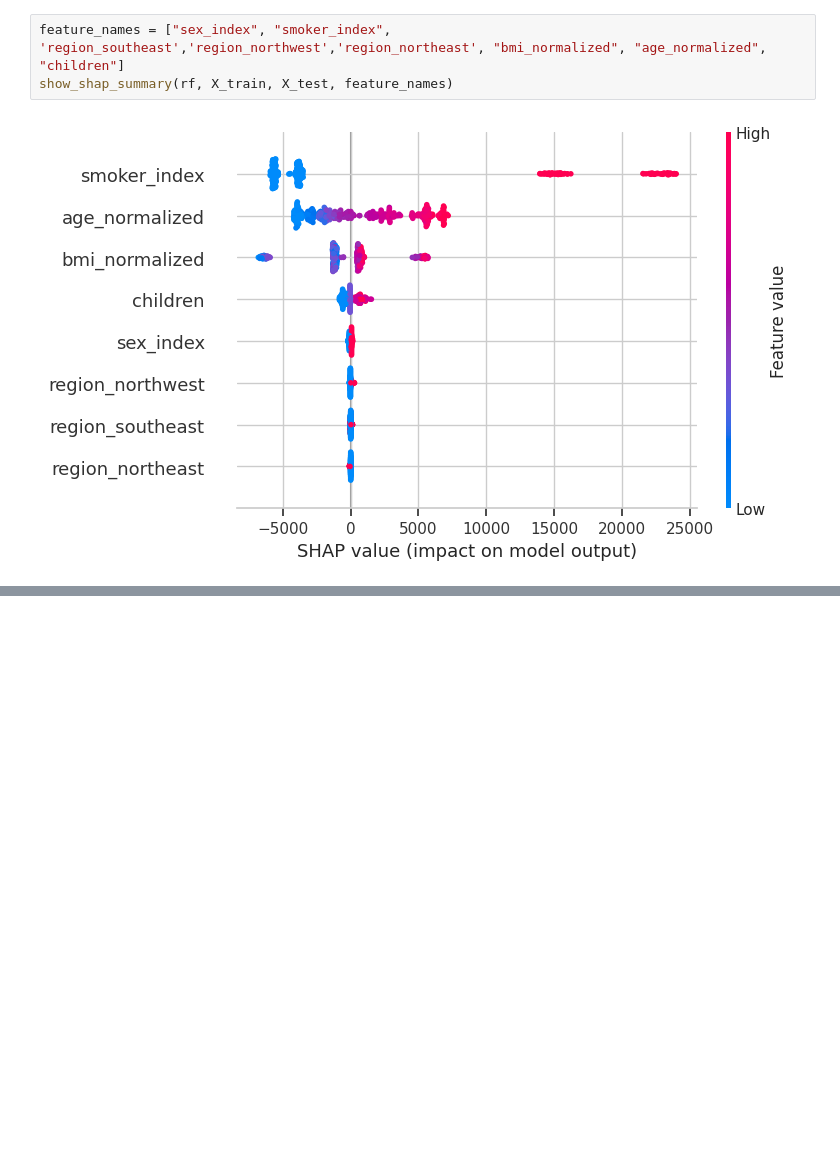
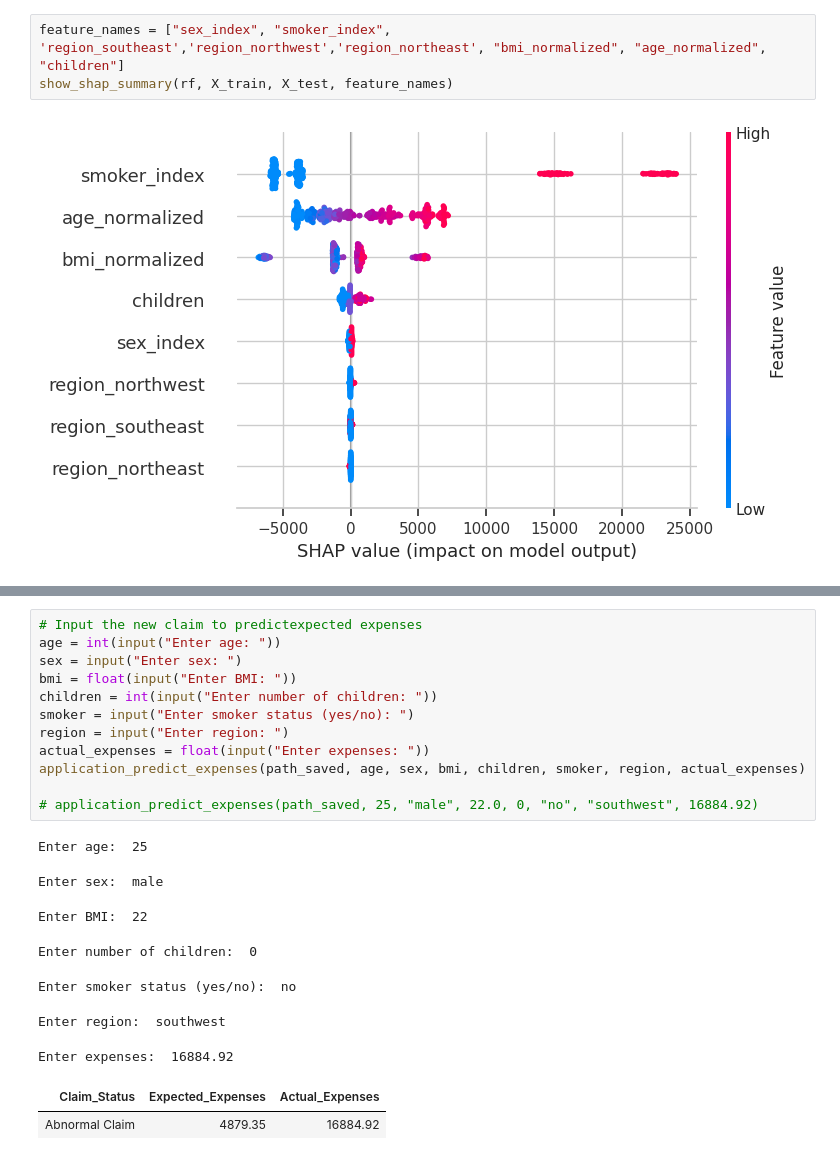
Before and after one commit to JohnsRun/Spark_Knowledge, a Jupyter notebook: SparkAPI_Machine_Learning/Health_Insurance_Medical_Payout_Prediction.ipynb, the cells around one changed output, grey strips where cells are left out. Saved outputs shown, nothing was run; the diff lists cells and outputs as text; blank space fills up the shorter version.

Commit message:
New Functions for Deployment And Application

```diff
--- a/SparkAPI_Machine_Learning/Health_Insurance_Medical_Payout_Prediction.ipynb
+++ b/SparkAPI_Machine_Learning/Health_Insurance_Medical_Payout_Prediction.ipynb
@@ -250,0 +295,22 @@ show_shap_sample(sample_idx,feature_names)
+# %%
+# Input the new claim to predictexpected expenses
+age = int(input("Enter age: "))
+sex = input("Enter sex: ")
+bmi = float(input("Enter BMI: "))
+children = int(input("Enter number of children: "))
+smoker = input("Enter smoker status (yes/no): ")
+region = input("Enter region: ")
+actual_expenses = float(input("Enter expenses: "))
+application_predict_expenses(path_saved, age, sex, bmi, children, smoker, region, actual_expenses)
+
+# application_predict_expenses(path_saved, 25, "male", 22.0, 0, "no", "southwest", 16884.92)
+# %% [output]
+Enter age:  25
+Enter sex:  male
+Enter BMI:  22
+Enter number of children:  0
+Enter smoker status (yes/no):  no
+Enter region:  southwest
+Enter expenses:  16884.92
+| Claim_Status | Expected_Expenses | Actual_Expenses |
+| Abnormal Claim | 4879.35 | 16884.92 |
```
Also changed, not shown: parts of 3 cells of this notebook, 1 other file.
